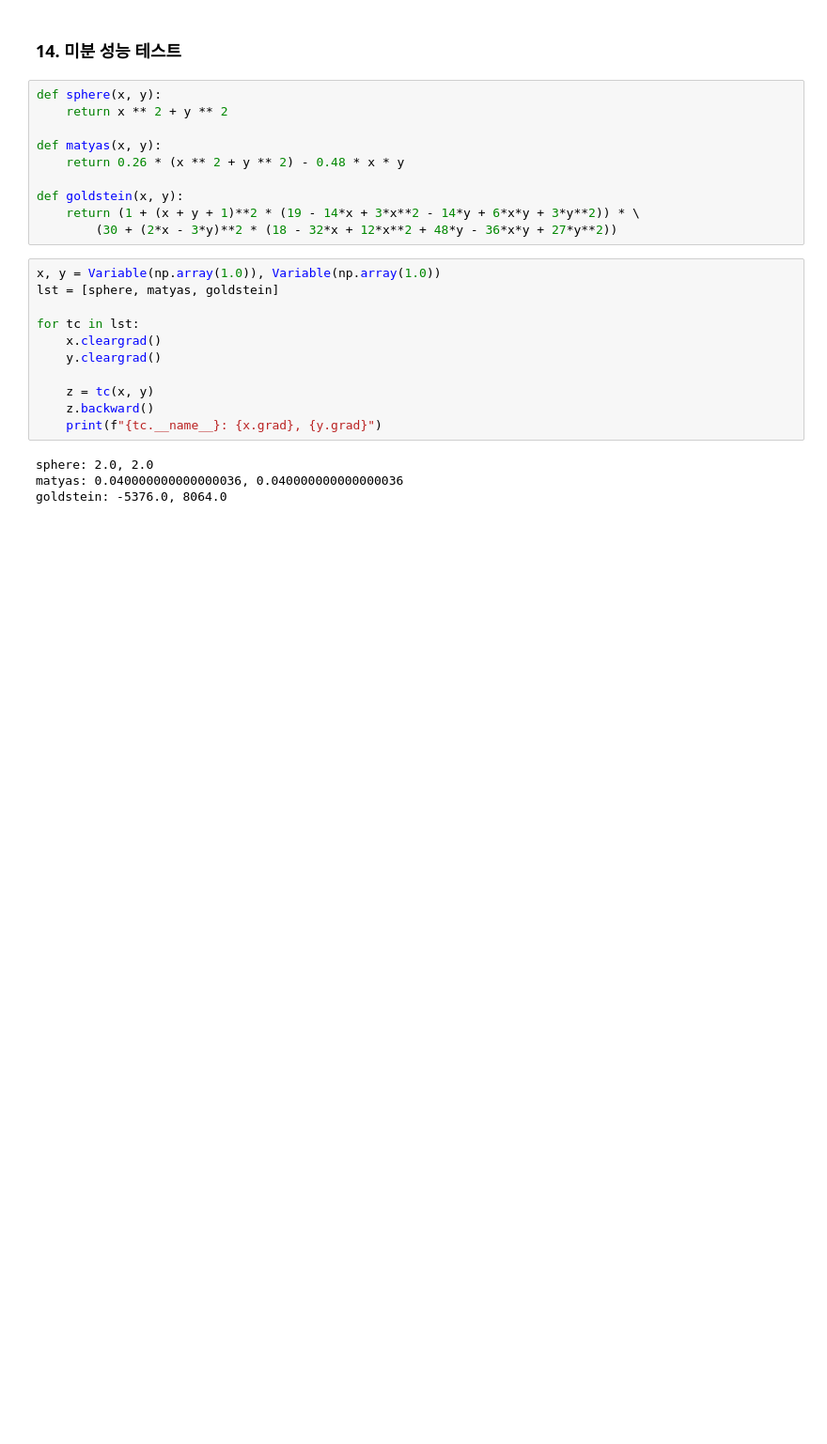
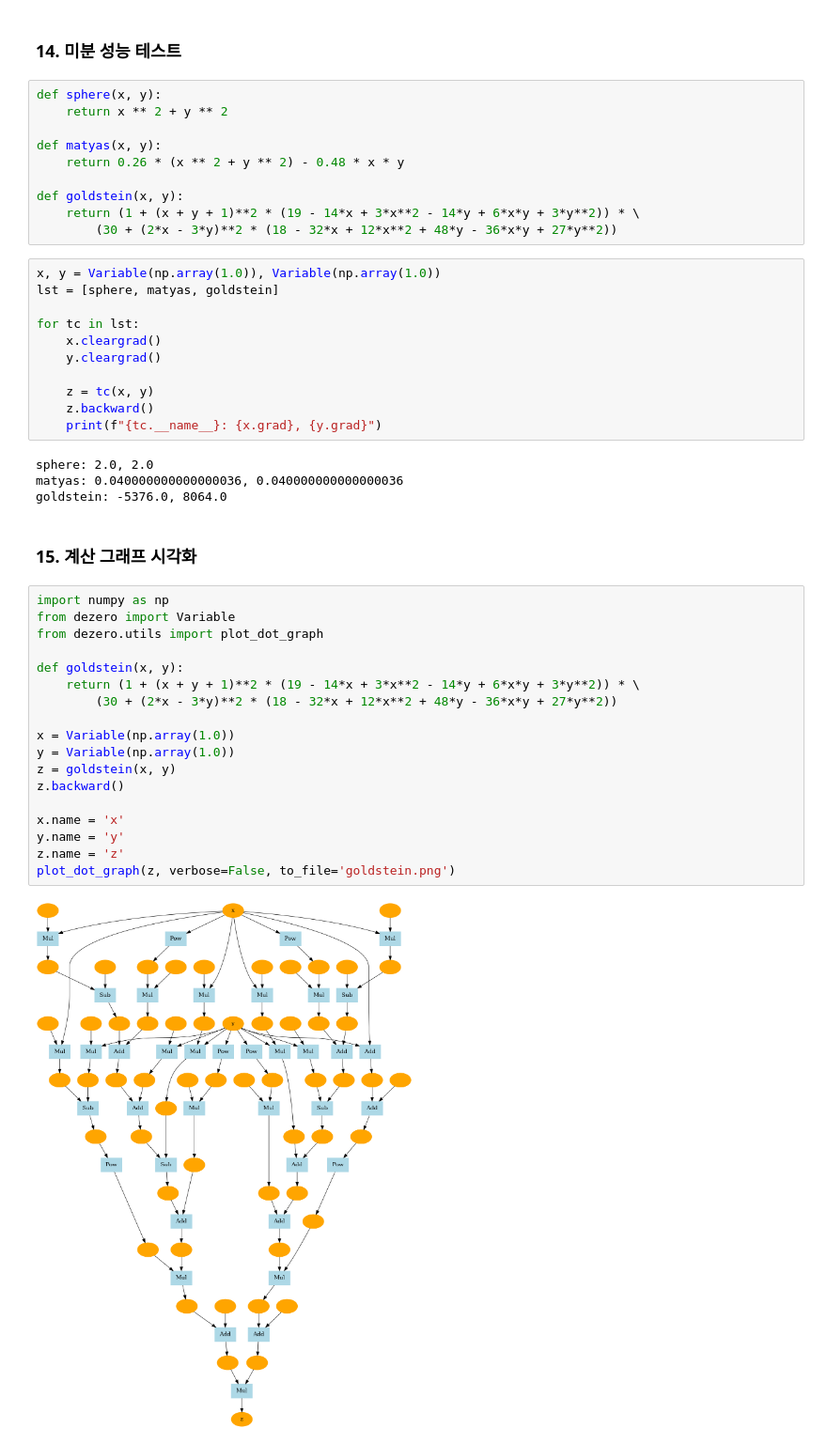
Before and after one commit to KangHoML/DeZero, a Jupyter notebook: progress.ipynb, the cells around one changed output. Shown at 94% size. Saved outputs shown, nothing was run; the diff lists cells and outputs as text; blank space fills up the shorter version.

```diff
--- a/progress.ipynb
+++ b/progress.ipynb
@@ -262,3 +262,25 @@ for tc in lst:
 sphere: 2.0, 2.0
 matyas: 0.040000000000000036, 0.040000000000000036
 goldstein: -5376.0, 8064.0
+# %% [markdown]
+### **15. 계산 그래프 시각화**
+# %%
+import numpy as np
+from dezero import Variable
+from dezero.utils import plot_dot_graph
+
+def goldstein(x, y):
+    return (1 + (x + y + 1)**2 * (19 - 14*x + 3*x**2 - 14*y + 6*x*y + 3*y**2)) * \
+        (30 + (2*x - 3*y)**2 * (18 - 32*x + 12*x**2 + 48*y - 36*x*y + 27*y**2))
+
+x = Variable(np.array(1.0))
+y = Variable(np.array(1.0))
+z = goldstein(x, y)
+z.backward()
+
+x.name = 'x'
+y.name = 'y'
+z.name = 'z'
+plot_dot_graph(z, verbose=False, to_file='goldstein.png')
+# %% [output]
+[figure, added]
```
Also changed, not shown: 1 other file.
